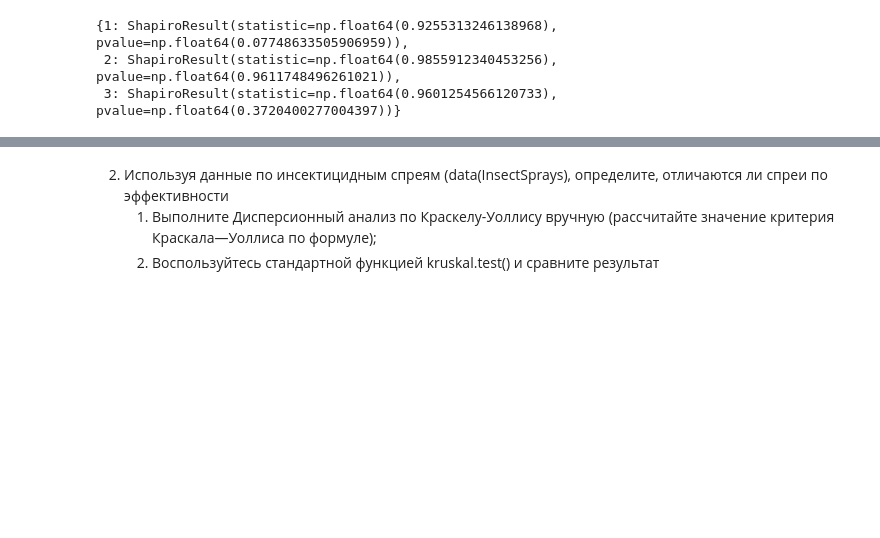
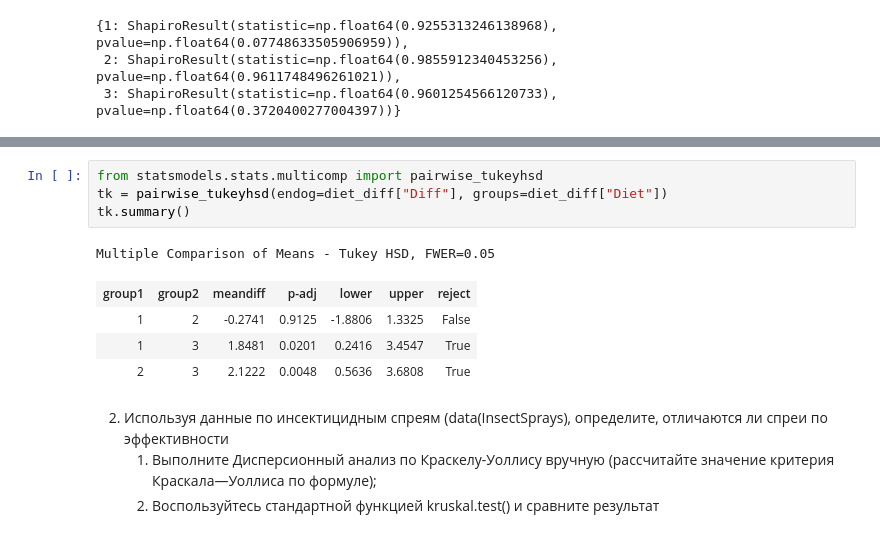
Before and after one commit to Dezzelshipc/CompMath2, a Jupyter notebook: sem1-statistics/prac3/prac.ipynb, the cells around one changed output, grey strips where cells are left out. Cells and saved outputs as stored; diff of their text form; blank space fills up the shorter version.

Commit message:
stats1 prac3-a

```diff
--- a/sem1-statistics/prac3/prac.ipynb
+++ b/sem1-statistics/prac3/prac.ipynb
@@ -490,3 +514,13 @@ Q_crit = np.float64(4.150850725830619)
+# %%
+from statsmodels.stats.multicomp import pairwise_tukeyhsd
+tk = pairwise_tukeyhsd(endog=diet_diff["Diff"], groups=diet_diff["Diet"])
+tk.summary()
+# %% [output]
+Multiple Comparison of Means - Tukey HSD, FWER=0.05
+| group1 | group2 | meandiff | p-adj | lower | upper | reject |
+| 1 | 2 | -0.2741 | 0.9125 | -1.8806 | 1.3325 | False |
+| 1 | 3 | 1.8481 | 0.0201 | 0.2416 | 3.4547 | True |
+| 2 | 3 | 2.1222 | 0.0048 | 0.5636 | 3.6808 | True |
 # %% [markdown]
 2.	Используя данные по инсектицидным спреям (data(InsectSprays), определите, отличаются ли спреи по эффективности
     1.	Выполните Дисперсионный анализ по Краскелу-Уоллису вручную (рассчитайте значение критерия Краскала—Уоллиса по формуле);
```
Also changed, not shown: parts of 45 cells of this notebook.
